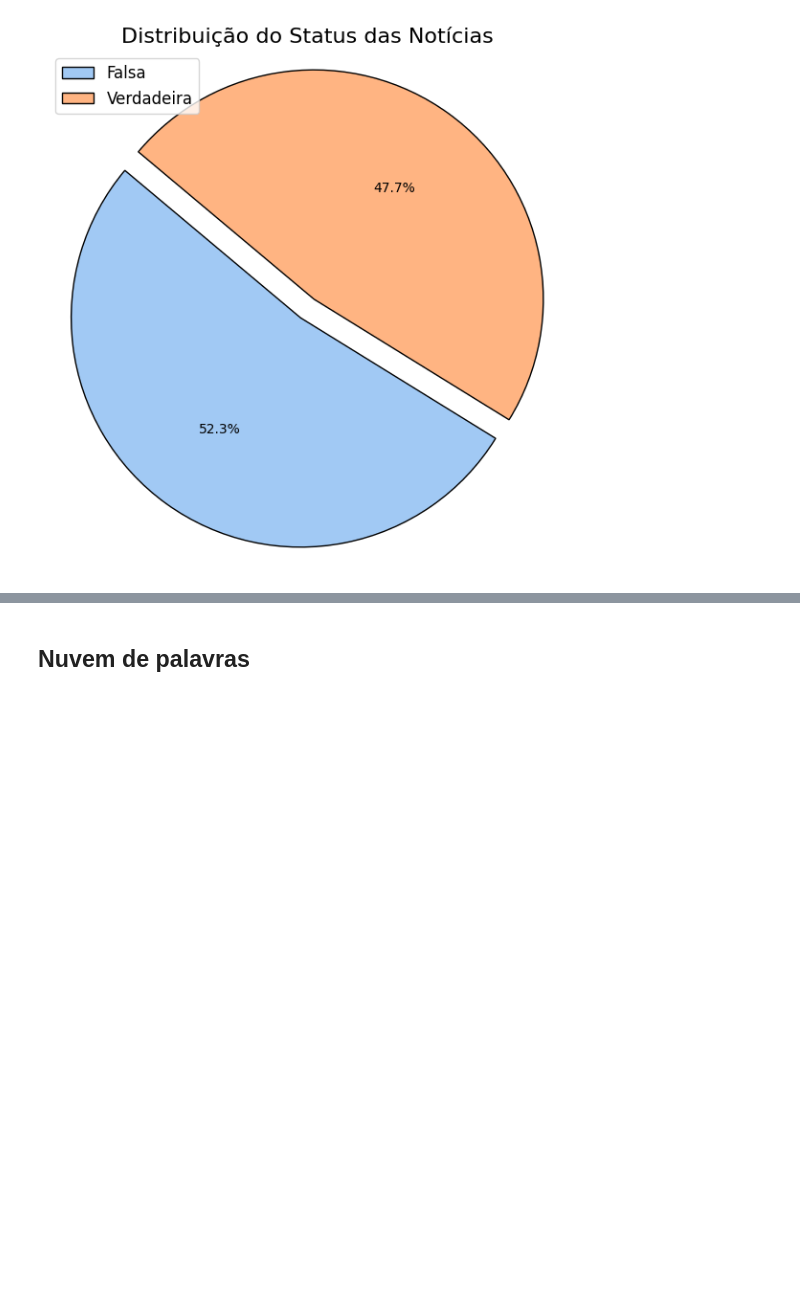
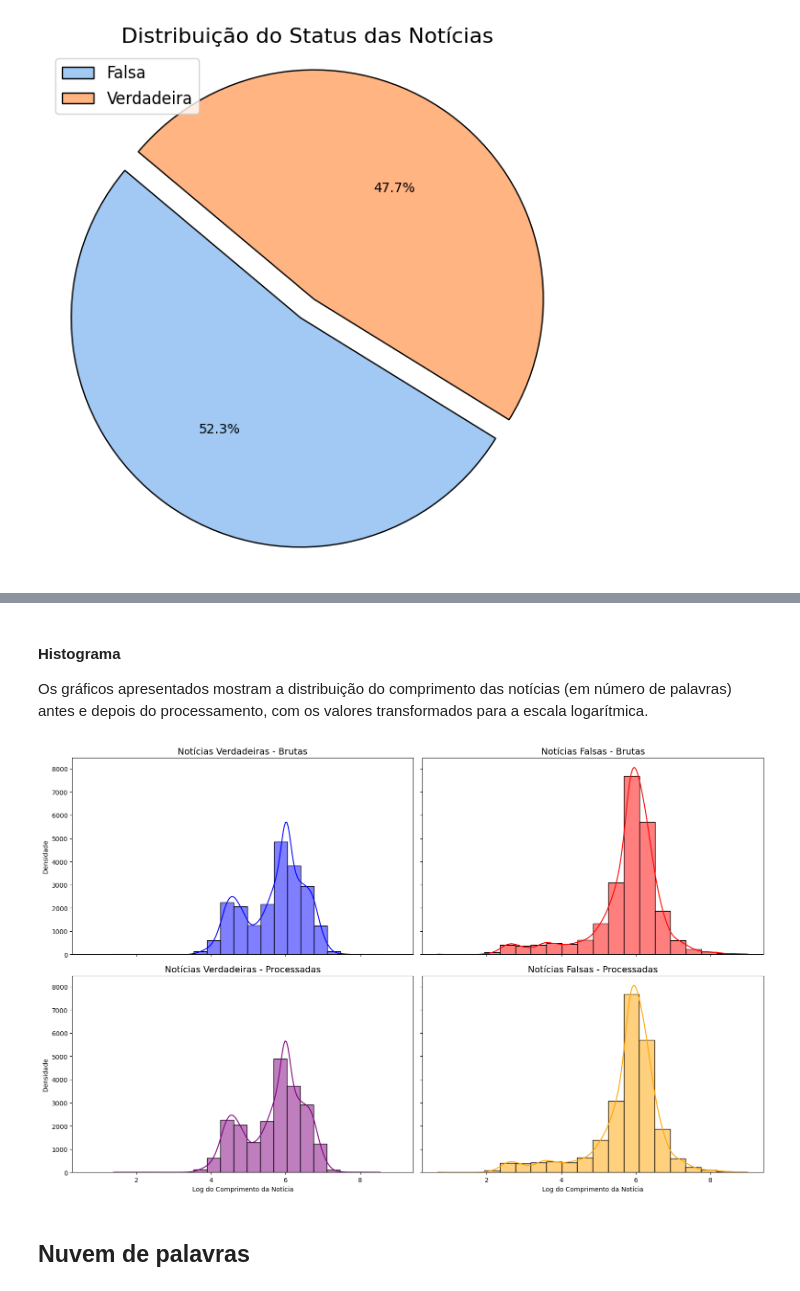
Before and after one commit to anaahnb/fake-and-real-news, a Jupyter notebook: fake_news_real_news.ipynb, the cells around one changed output, grey strips where cells are left out. Drawn from its saved outputs; the diff is of its cells as text; code cells hidden in the pictures; blank space fills up the shorter version.

```diff
--- a/fake_news_real_news.ipynb
+++ b/fake_news_real_news.ipynb
@@ -165,0 +171,19 @@ plt.show()
+# %%
+datasets = {
+    "Notícias Verdadeiras - Brutas": df_true['text'],
+    "Notícias Falsas - Brutas": df_false['text'],
+    "Notícias Verdadeiras - Processadas": df[df['status'] == 1]['text'],
+    "Notícias Falsas - Processadas": df[df['status'] == 0]['text']
+}
+
+data_summary = []
+
+for name, text_data in datasets.items():
+    text_data = text_data.dropna()
+    avg_chars = text_data.apply(len).mean()
+    data_summary.append([name, f"{avg_chars:.2f} caracteres"])
+
+# Criar tabela estilizada
+table = tabulate(data_summary, headers=["Categoria", "Média de Caracteres"], tablefmt="fancy_grid")
+
+print(table)
@@ -166,3 +202,32 @@ plt.show()
+# %% [markdown]
+#### Histograma
+
+Os gráficos apresentados mostram a distribuição do comprimento das notícias (em número de palavras) antes e depois do processamento, com os valores transformados para a escala logarítmica.
+# %%
+fig, axes = plt.subplots(2, 2, figsize=(16, 10), sharex=True, sharey=True)
+
+datasets = [
+    (df_true['text'], "Notícias Verdadeiras - Brutas", "blue", axes[0, 0]),
+    (df_false['text'], "Notícias Falsas - Brutas", "red", axes[0, 1]),
+    (df[df['status'] == 1]['text'], "Notícias Verdadeiras - Processadas", "purple", axes[1, 0]),
+    (df[df['status'] == 0]['text'], "Notícias Falsas - Processadas", "orange", axes[1, 1])
+]
+
+for text_data, title, color, ax in datasets:
+  text_data = text_data.dropna()
+  text_lengths = [len(news.split()) for news in text_data if len(news.split()) > 0]
+
+  if text_lengths:
+      text_lengths = np.log(text_lengths)
+      sns.histplot(text_lengths, bins=20, color=color, kde=True, ax=ax)
+      ax.set_title(title, fontsize=14)
+      ax.set_xlabel("Log do Comprimento da Notícia")
+      ax.set_ylabel("Densidade")
+
+plt.tight_layout()
+plt.show()
+# %% [output]
+[figure, added]
 # %% [markdown]
 ## Nuvem de palavras
 # %% [markdown]
```
Also changed, not shown: parts of 4 cells of this notebook.
